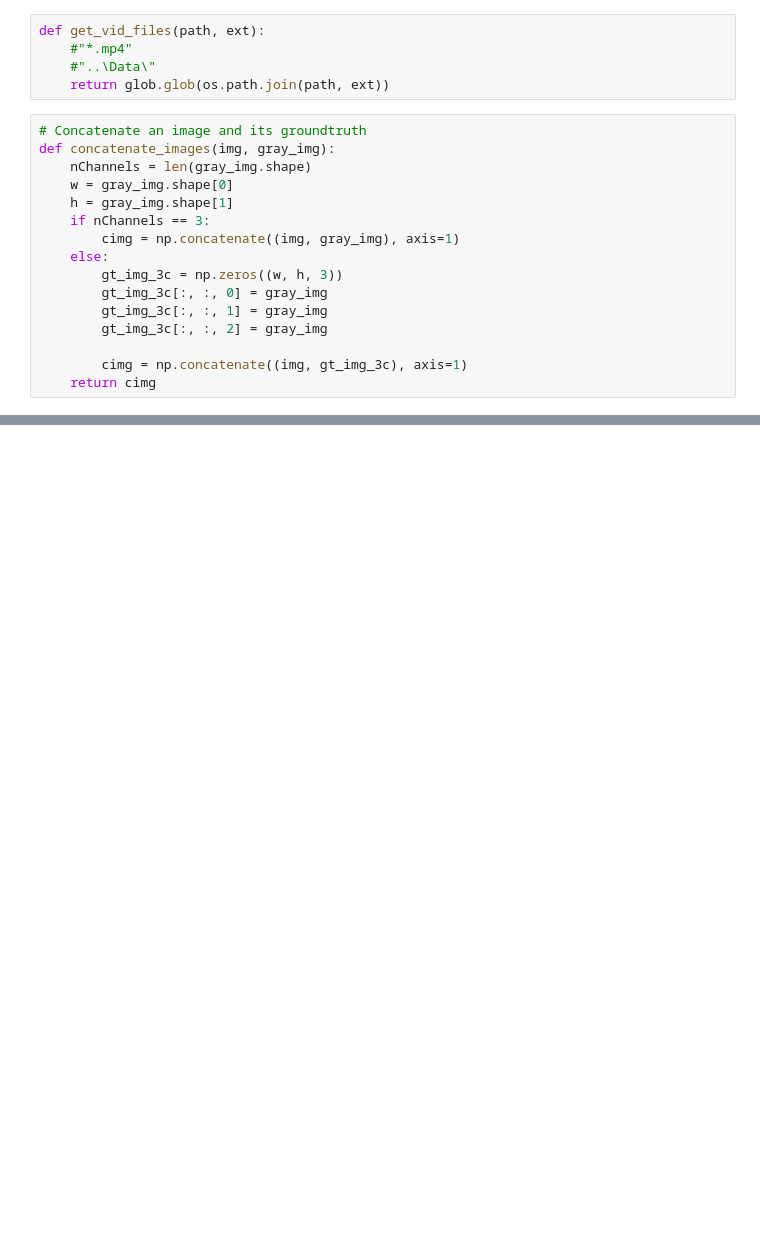
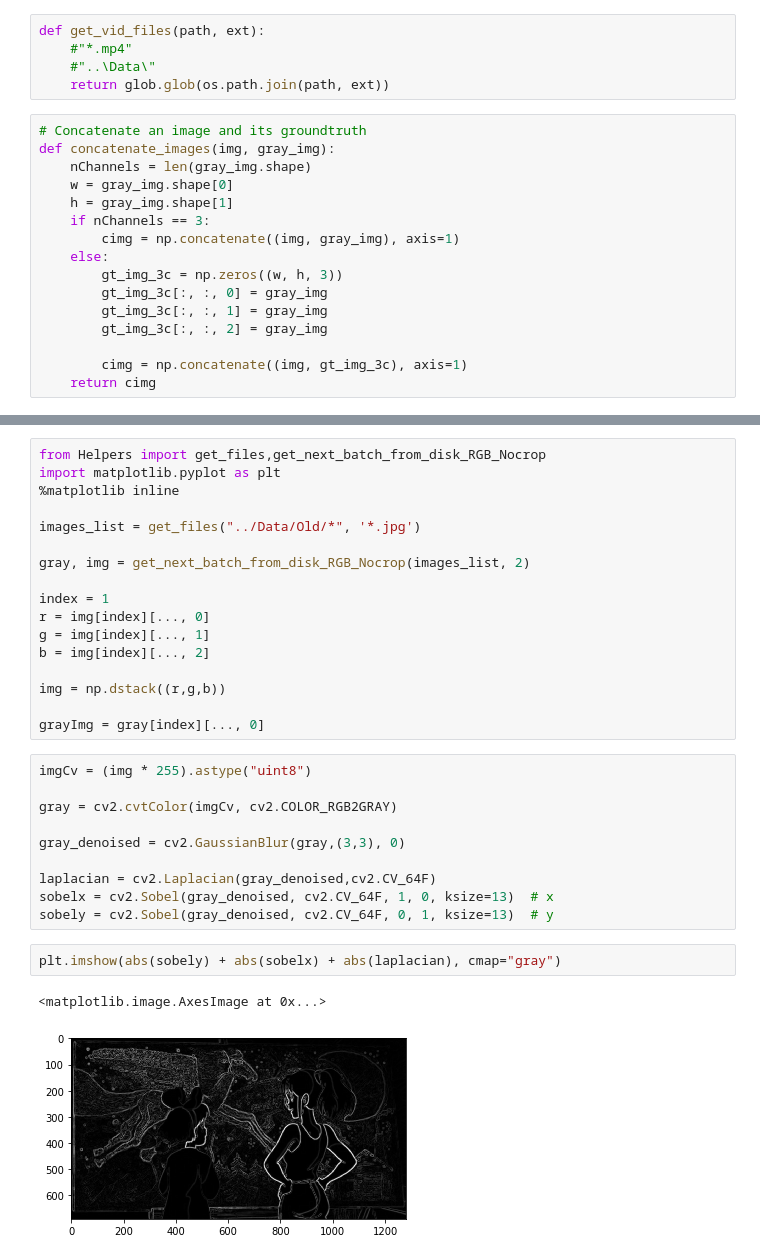
Before and after one commit to Ahaeflig/Colorist, a Jupyter notebook: Code/DatasetBuilder.ipynb, the cells around one changed output, grey strips where cells are left out. Drawn from its saved outputs; the diff is of its cells as text; blank space fills up the shorter version.

```diff
--- a/Code/DatasetBuilder.ipynb
+++ b/Code/DatasetBuilder.ipynb
@@ -176,0 +129,32 @@ for f in files and files2:
+# %%
+from Helpers import get_files,get_next_batch_from_disk_RGB_Nocrop
+import matplotlib.pyplot as plt
+%matplotlib inline
+
+images_list = get_files("../Data/Old/*", '*.jpg')
+
+gray, img = get_next_batch_from_disk_RGB_Nocrop(images_list, 2)
+
+index = 1
+r = img[index][..., 0]
+g = img[index][..., 1]
+b = img[index][..., 2]
+
+img = np.dstack((r,g,b))
+
+grayImg = gray[index][..., 0]
+# %%
+imgCv = (img * 255).astype("uint8")
+
+gray = cv2.cvtColor(imgCv, cv2.COLOR_RGB2GRAY)
+
+gray_denoised = cv2.GaussianBlur(gray,(3,3), 0)
+
+laplacian = cv2.Laplacian(gray_denoised,cv2.CV_64F)
+sobelx = cv2.Sobel(gray_denoised, cv2.CV_64F, 1, 0, ksize=13)  # x
+sobely = cv2.Sobel(gray_denoised, cv2.CV_64F, 0, 1, ksize=13)  # y
+# %%
+plt.imshow(abs(sobely) + abs(sobelx) + abs(laplacian), cmap="gray")
+# %% [output]
+<matplotlib.image.AxesImage at 0x...>
+[figure, added]
```
Also changed, not shown: parts of 20 cells of this notebook, 8 other files.
